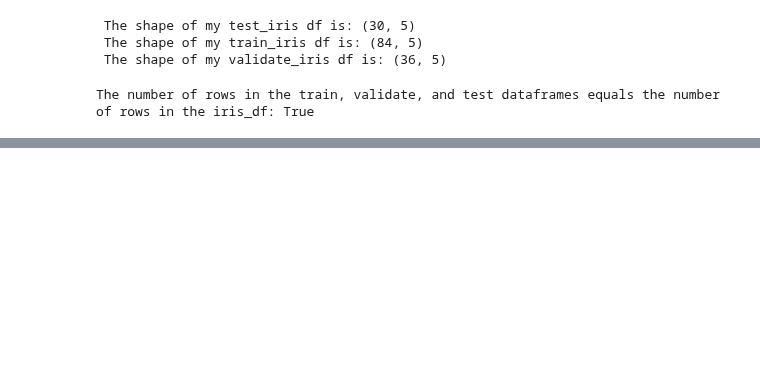
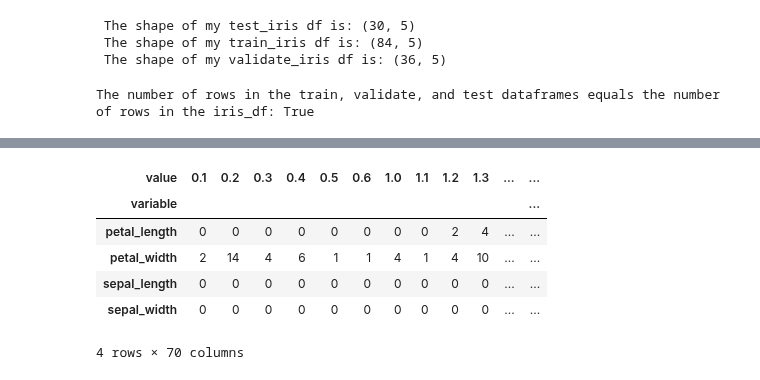
Before and after one commit to lukewbecker/classification-exercises, a Jupyter notebook: classification_exercises.ipynb, the cells around one changed output, grey strips where cells are left out. Saved outputs shown, nothing was run; the diff lists cells and outputs as text; code cells hidden in the pictures; blank space fills up the shorter version.

```diff
--- a/classification_exercises.ipynb
+++ b/classification_exercises.ipynb
@@ -1315,0 +1467,10 @@ The number of rows in the train, validate, and test dataframes equals the number
+# %%
+pd.crosstab(train_iris_melt.variable, train_iris_melt.value)
+# %% [output]
+| value | 0.1 | 0.2 | 0.3 | 0.4 | 0.5 | 0.6 | 1.0 | 1.1 | 1.2 | 1.3 | ... | ... |
+| variable |  |  |  |  |  |  |  |  |  |  |  | ... |
+| petal_length | 0 | 0 | 0 | 0 | 0 | 0 | 0 | 0 | 2 | 4 | ... | ... |
+| petal_width | 2 | 14 | 4 | 6 | 1 | 1 | 4 | 1 | 4 | 10 | ... | ... |
+| sepal_length | 0 | 0 | 0 | 0 | 0 | 0 | 0 | 0 | 0 | 0 | ... | ... |
+| sepal_width | 0 | 0 | 0 | 0 | 0 | 0 | 0 | 0 | 0 | 0 | ... | ... |
+4 rows × 70 columns
```
Also changed, not shown: parts of 27 cells of this notebook.
